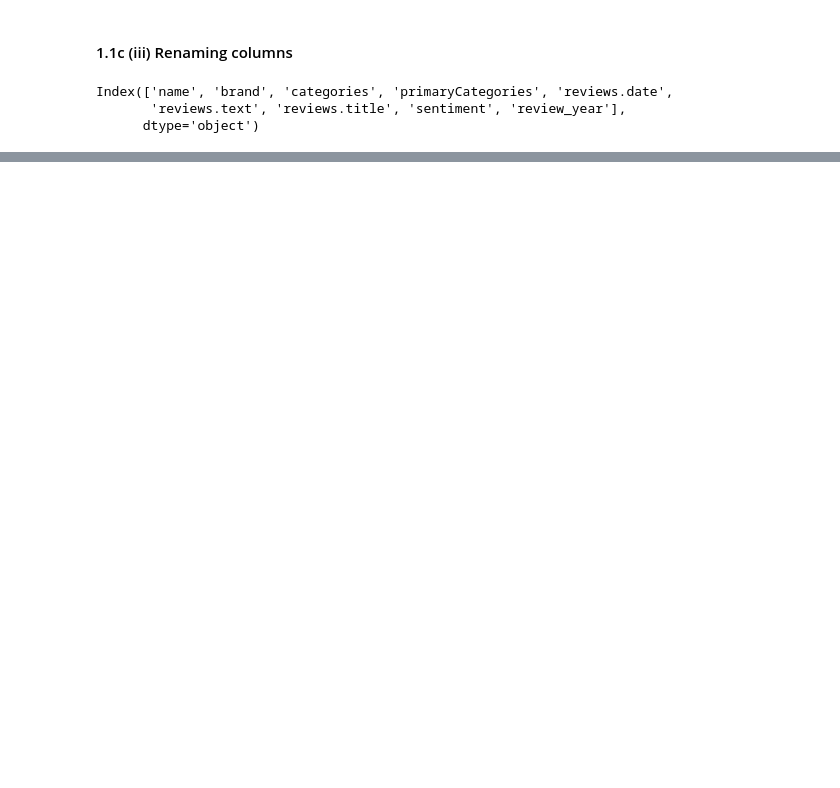
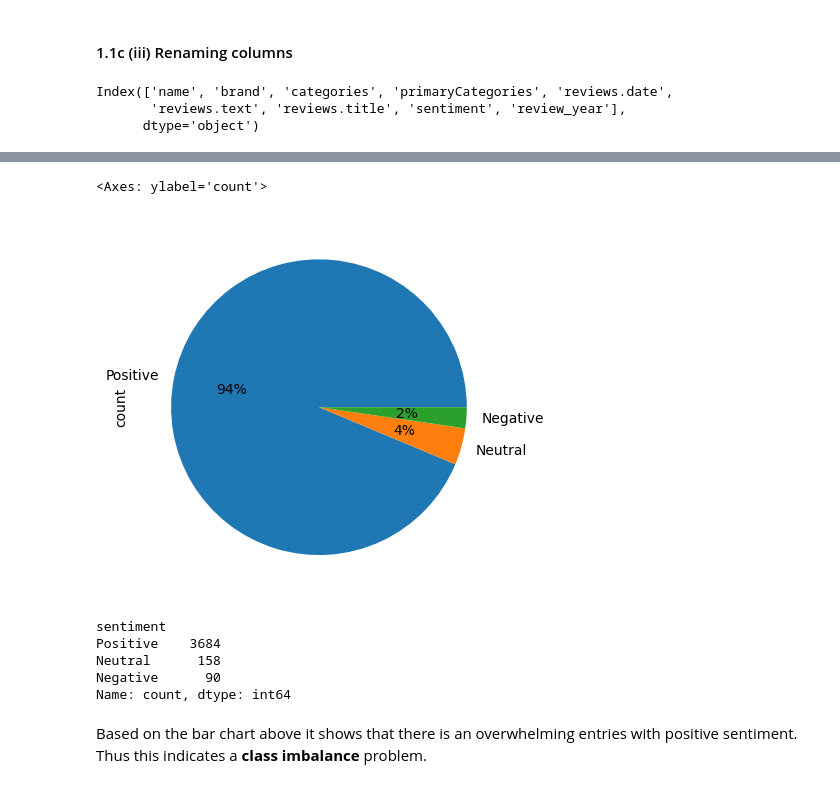
Before and after one commit to stanley-mah/MSA_FYP, a Jupyter notebook: data_cleaning.ipynb, the cells around one changed output, grey strips where cells are left out. Cells and saved outputs as stored; diff of their text form; code cells hidden in the pictures; blank space fills up the shorter version.

```diff
--- a/data_cleaning.ipynb
+++ b/data_cleaning.ipynb
@@ -261,0 +304,15 @@ Index(['Product_name', 'product_brand', 'product_category',
+# %%
+train['sentiment'].value_counts().plot(kind='pie', autopct= '%1.0f%%')
+# %% [output]
+<Axes: ylabel='count'>
+[figure, added]
+# %%
+train.sentiment.value_counts()
+# %% [output]
+sentiment
+Positive    3684
+Neutral      158
+Negative      90
+Name: count, dtype: int64
+# %% [markdown]
+<p>Based on the bar chart above it shows that there is an overwhelming entries with positive sentiment. Thus this indicates a <strong>class imbalance</strong> problem.</p>
```
Also changed, not shown: parts of 16 cells of this notebook.
